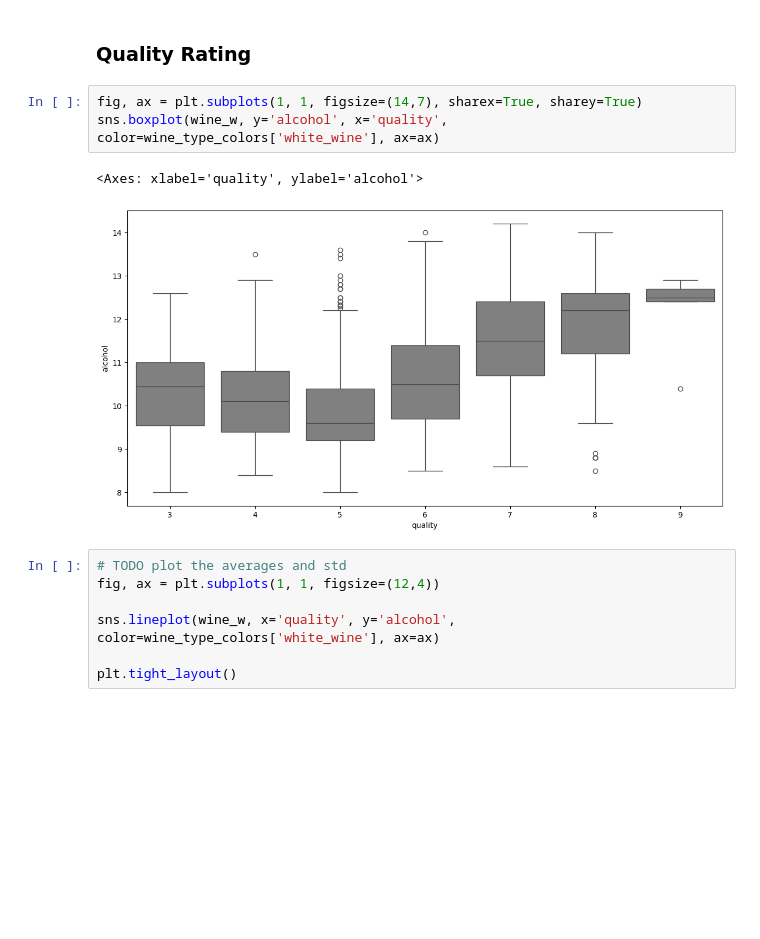
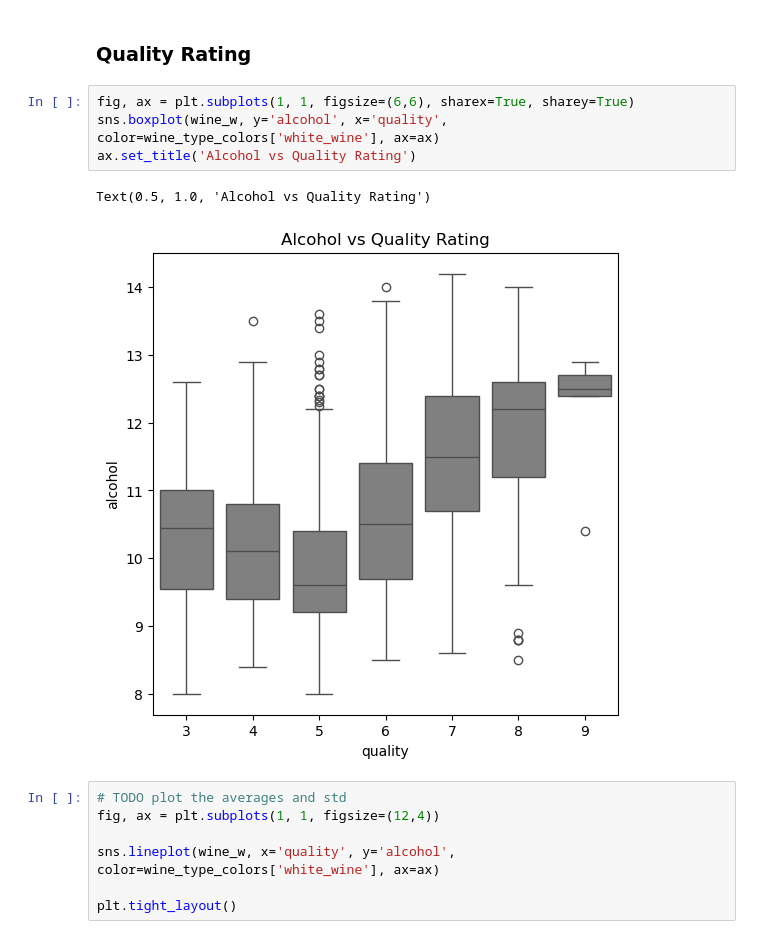
Before and after one commit to olemir/data-analysis-on-wine, a Jupyter notebook: notebooks/wine-quality_3-EDA_white-wine.ipynb, the cells around one changed output. Cells and saved outputs as stored; diff of their text form; blank space fills up the shorter version.

```diff
--- a/notebooks/wine-quality_3-EDA_white-wine.ipynb
+++ b/notebooks/wine-quality_3-EDA_white-wine.ipynb
@@ -568,11 +665,12 @@ Follow-Up Tasks
 # %% [markdown]
 ### Quality Rating
 # %%
-fig, ax = plt.subplots(1, 1, figsize=(14,7), sharex=True, sharey=True)
+fig, ax = plt.subplots(1, 1, figsize=(6,6), sharex=True, sharey=True)
 sns.boxplot(wine_w, y='alcohol', x='quality', color=wine_type_colors['white_wine'], ax=ax)
+ax.set_title('Alcohol vs Quality Rating')
 # %% [output]
-<Axes: xlabel='quality', ylabel='alcohol'>
+Text(0.5, 1.0, 'Alcohol vs Quality Rating')
-[figure, old version]
+[figure, new version]
 # %%
 # TODO plot the averages and std
 fig, ax = plt.subplots(1, 1, figsize=(12,4))
```
Also changed, not shown: parts of 36 cells of this notebook, 7 other files.
